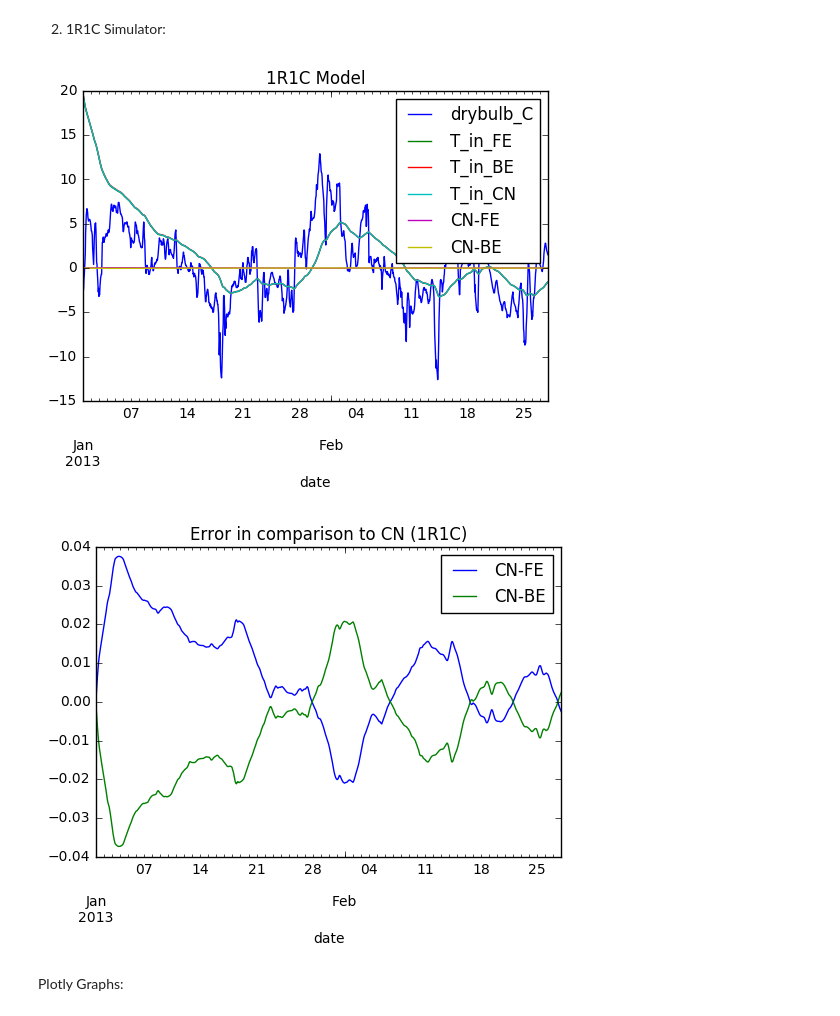
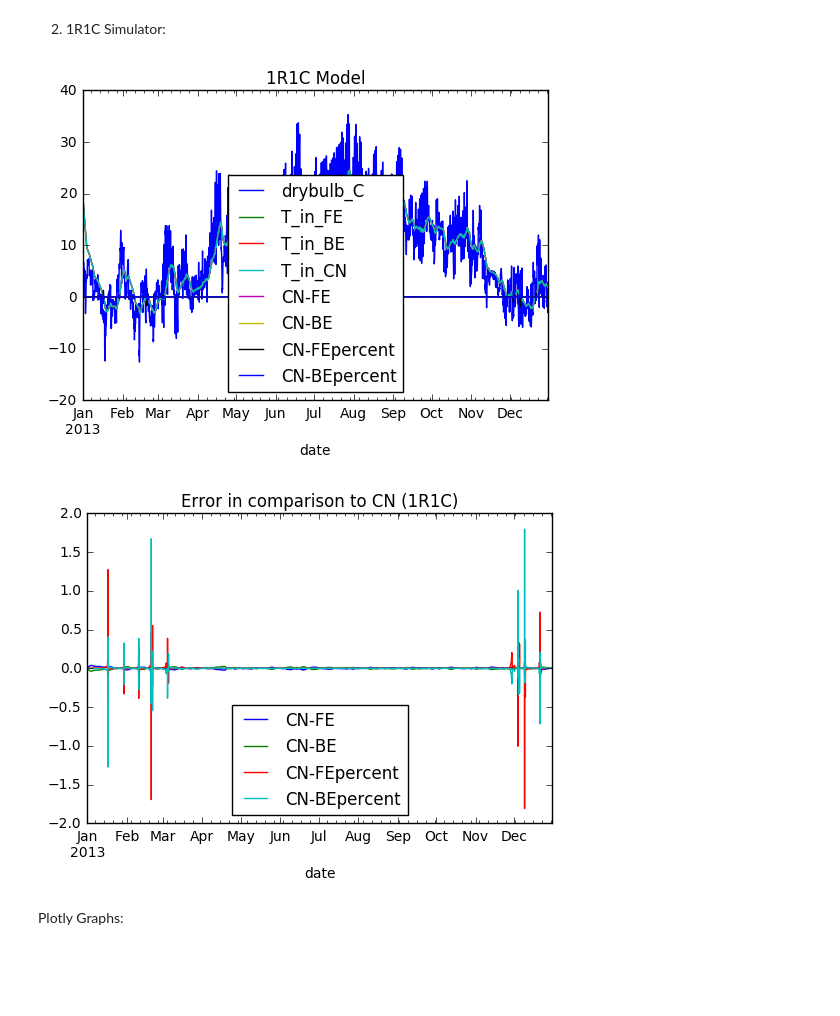
Before and after one commit to architecture-building-systems/ASF_Simulation, a Jupyter notebook: Simulation_Tool/New_SimulationEnvironment/j_main_notebook.ipynb, the cells around one changed output. Cells and saved outputs as stored; diff of their text form; code cells hidden in the pictures; blank space fills up the shorter version.

```diff
--- a/Simulation_Tool/New_SimulationEnvironment/j_main_notebook.ipynb
+++ b/Simulation_Tool/New_SimulationEnvironment/j_main_notebook.ipynb
@@ -513,7 +513,7 @@ main
 #Simulation parameters
 year = epw_year(weather_path)
 start = '01/01/%i' %year
-end =  '02/28/%i' %year
+end =  '12/31/%i' %year
 
 #import data
 data = epw_data(['drybulb_C'])
@@ -565,35 +565,38 @@ def CN(T_in,dt): #takes initial internal temperature as input
         T_in = ((2*T_out[i]*dt)+T_in*(2*box.R_env*box.Cm - dt))/(2*box.R_env*box.Cm +dt)
         Data_Tin.append(T_in)
     return Data_Tin
 
 """
 x= pd.Series(FE(T_in_init,dt))
 x.plot()
 plt.show
 print x
 """
 
 temperatures['T_in_FE'] = pd.Series(FE(T_in_init,dt))
 temperatures['T_in_BE'] = pd.Series(BE(T_in_init,dt))
 temperatures['T_in_CN'] = pd.Series(CN(T_in_init,dt))
 temperatures['CN-FE'] = (temperatures['T_in_CN'] - temperatures['T_in_FE'])
 temperatures['CN-BE'] = (temperatures['T_in_CN'] - temperatures['T_in_BE'])
+temperatures['CN-FEpercent'] = (temperatures['CN-FE'] / temperatures['T_in_CN'])
+temperatures['CN-BEpercent'] = (temperatures['CN-BE'] / temperatures['T_in_CN'])
+
 temperatures = temperatures.set_index(['date'])
 temperatures.drop(['T_in_FE','T_in_BE','T_in_CN','drybulb_C'],axis=1)
 temperatures.plot(title='1R1C Model')
 plt.savefig('temperatures')
 
 error = temperatures.drop(['T_in_FE','T_in_BE','T_in_CN','drybulb_C'],axis=1)
 error.plot(title='Error in comparison to CN (1R1C)')
 
 #savepath = 'C:\Users\Zghiru\Documents\GitHub\RC_BuildingSimulator\Justin_Semseter_Project\Justin Semester Project Report\Images'
 
 plt.savefig('error')
 
 plt.show()
 # %% [output]
-[figure, old version]
+[figure, new version]
-[figure, old version]
+[figure, new version]
 # %% [markdown]
 Plotly Graphs:
 # %%
```
Also changed, not shown: parts of 9 cells of this notebook, 4 other files.
